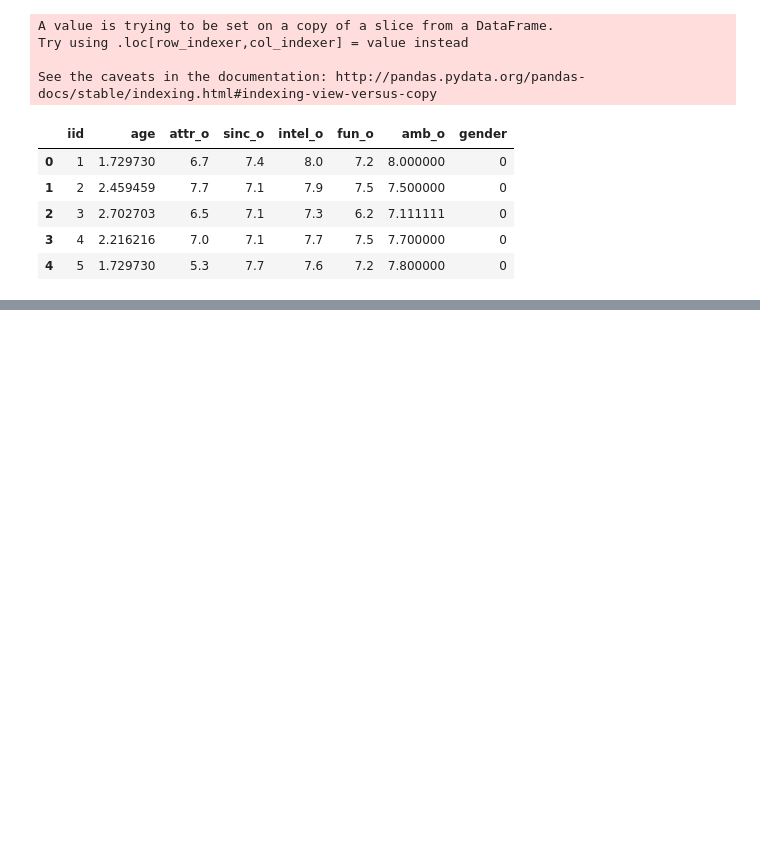
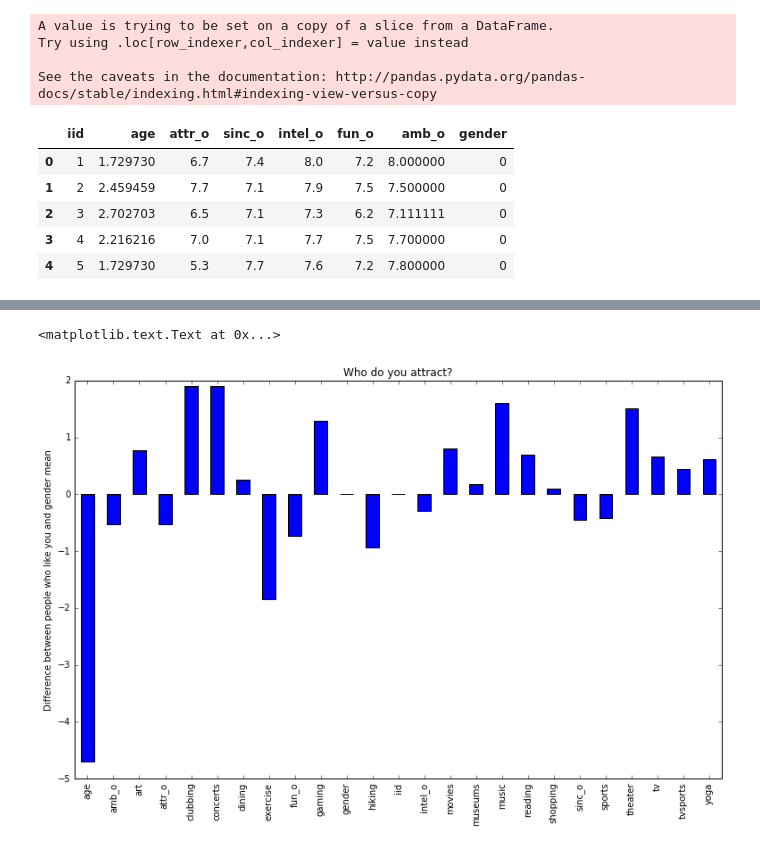
Before and after one commit to whathelll/speed-dating-analysis, a Jupyter notebook: daniel/Neighbours.ipynb, the cells around one changed output, grey strips where cells are left out. Saved outputs shown, nothing was run; the diff lists cells and outputs as text; code cells hidden in the pictures; blank space fills up the shorter version.

```diff
--- a/daniel/Neighbours.ipynb
+++ b/daniel/Neighbours.ipynb
@@ -97,0 +113,4 @@ nearest_neighbours(att_series=my_atts).head()
+# %%
+# Find the mean of each attribute/interest for a whole gender
+mean_df = df[cols+atts+interests][df['gender']==0].mean()
+mean_df
@@ -97,0 +185,6 @@ nearest_neighbours(att_series=my_atts).head()
+# %%
+ax = difference_ser.plot(kind='bar', figsize=(13,8), title='Who do you attract?')
+ax.set_ylabel('Difference between people who like you and gender mean')
+# %% [output]
+<matplotlib.text.Text at 0x...>
+[figure, added]
```
Also changed, not shown: parts of 11 cells of this notebook, 1 other file.
